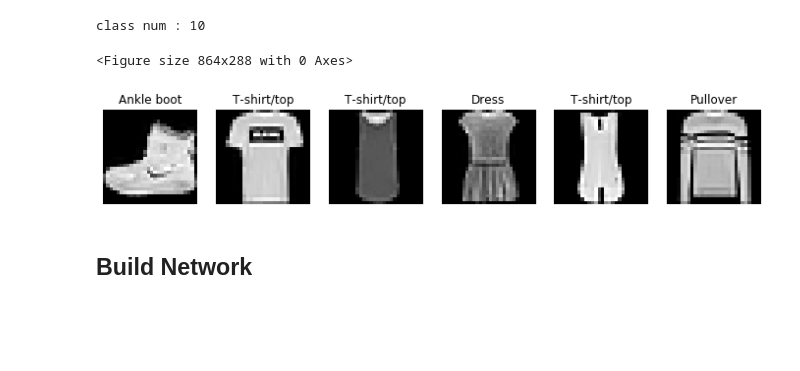
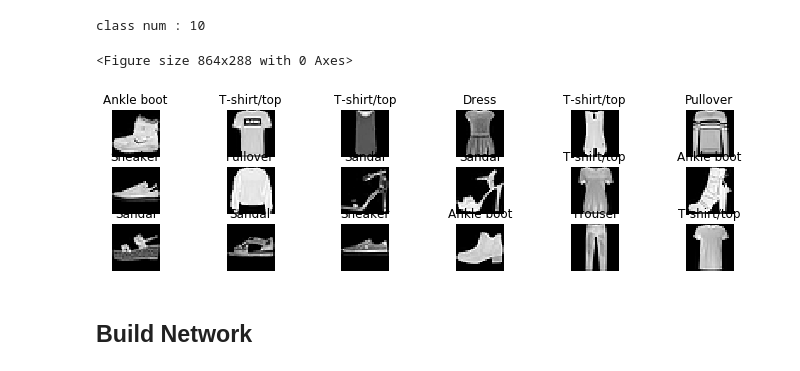
Before and after one commit to ZeroAct/GANs, a Jupyter notebook: 3_ACGAN/ACGAN.ipynb, the cells around one changed output. Drawn from its saved outputs; the diff is of its cells as text; code cells hidden in the pictures; blank space fills up the shorter version.

Commit message:
more training

```diff
--- a/3_ACGAN/ACGAN.ipynb
+++ b/3_ACGAN/ACGAN.ipynb
@@ -74,10 +74,10 @@ print(f"class num : {class_num}")
 # %% [output]
 class num : 10
 # %%
-imshow(train_images[:6], train_labels[:6], classes)
+imshow(train_images[:18], train_labels[:18], classes)
 # %% [output]
 <Figure size 864x288 with 0 Axes>
-[figure, old version]
+[figure, new version]
 # %% [markdown]
 ## Build Network
 # %% [markdown]
```
Also changed, not shown: parts of 13 cells of this notebook.
